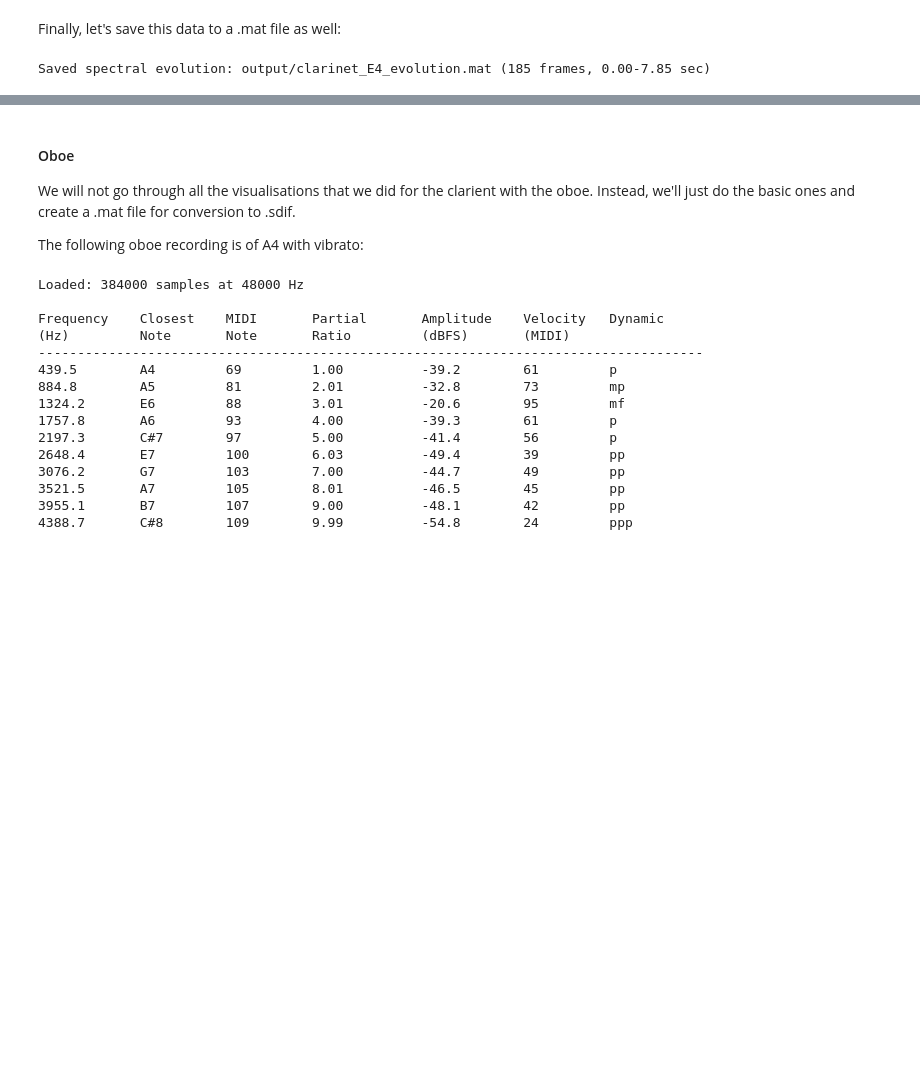
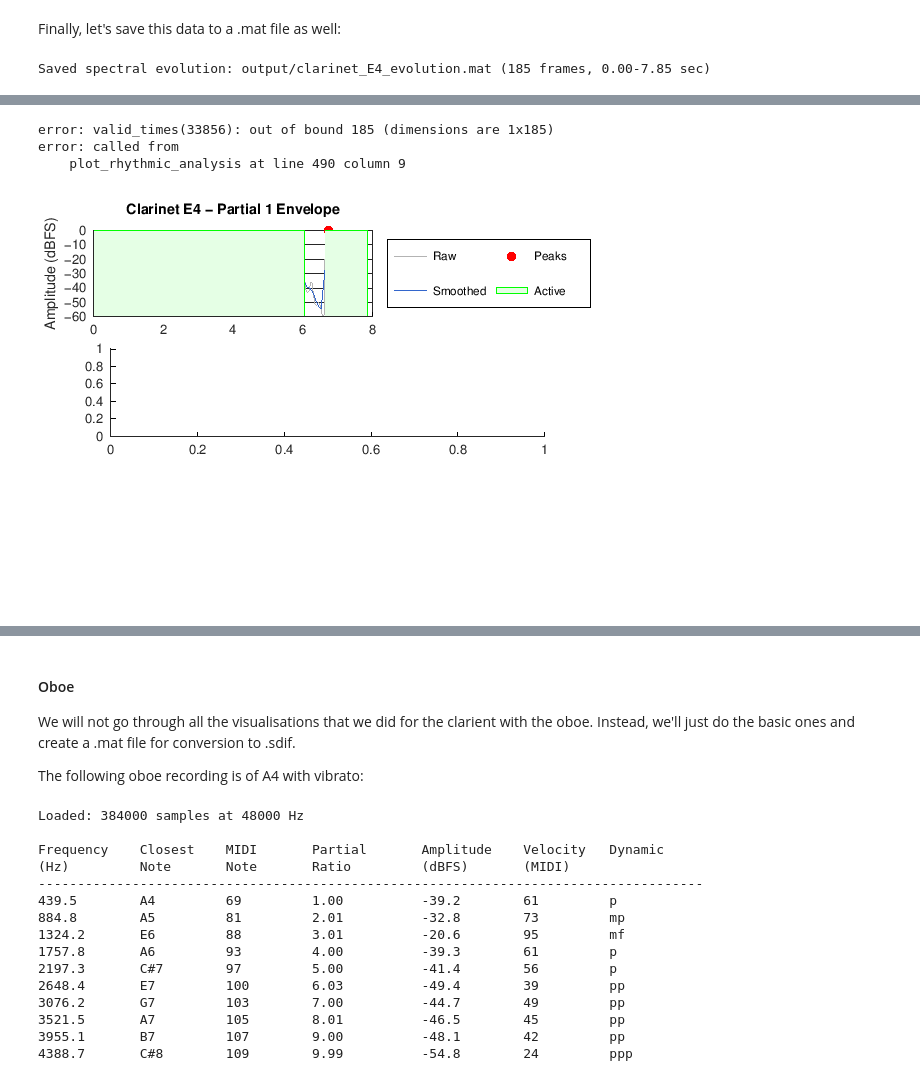
Before and after one commit to calyau/octave-notebooks, a Jupyter notebook: data/audio-dsp-and-spectralism.ipynb, the cells around one changed output, grey strips where cells are left out. Saved outputs shown, nothing was run; the diff lists cells and outputs as text; code cells hidden in the pictures; blank space fills up the shorter version.

```diff
--- a/data/audio-dsp-and-spectralism.ipynb
+++ b/data/audio-dsp-and-spectralism.ipynb
@@ -214,0 +226,3 @@ Saved spectral evolution: output/clarinet_E4_evolution.mat (185 frames, 0.00-7.8
+# %%
+num_partials = 8;
+analyses = cell(num_partials, 1);
@@ -214,0 +251,8 @@ Saved spectral evolution: output/clarinet_E4_evolution.mat (185 frames, 0.00-7.8
+# %%
+% 3. Visualize individual partial (detailed view)
+    plot_rhythmic_analysis(times, amps_matrix(:, 1), analyses{1}, 'Clarinet E4');
+# %% [output]
+error: valid_times(33856): out of bound 185 (dimensions are 1x185)
+error: called from
+    plot_rhythmic_analysis at line 490 column 9
+[figure, added]
```
Also changed, not shown: parts of 10 cells of this notebook, 2 other files.
